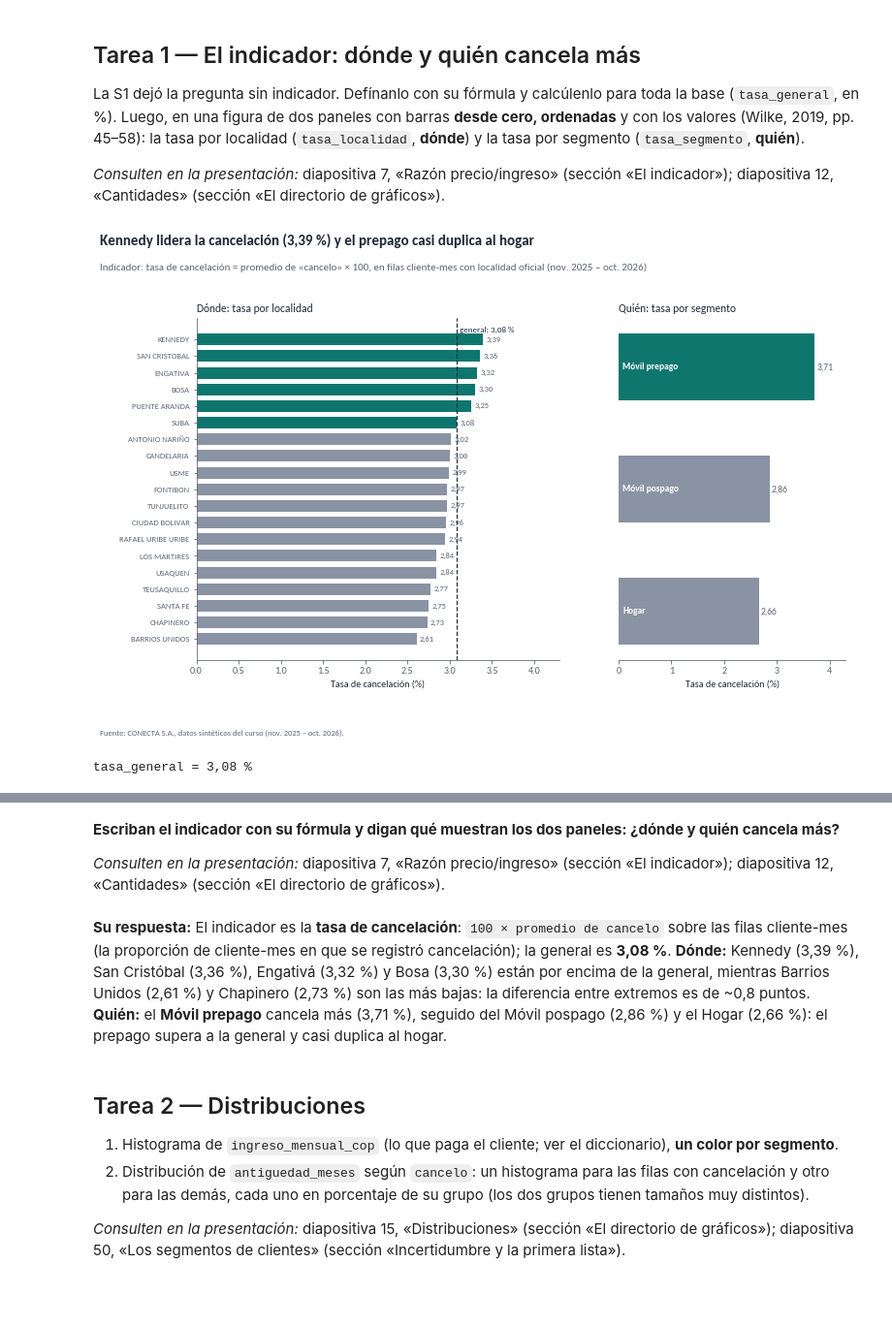
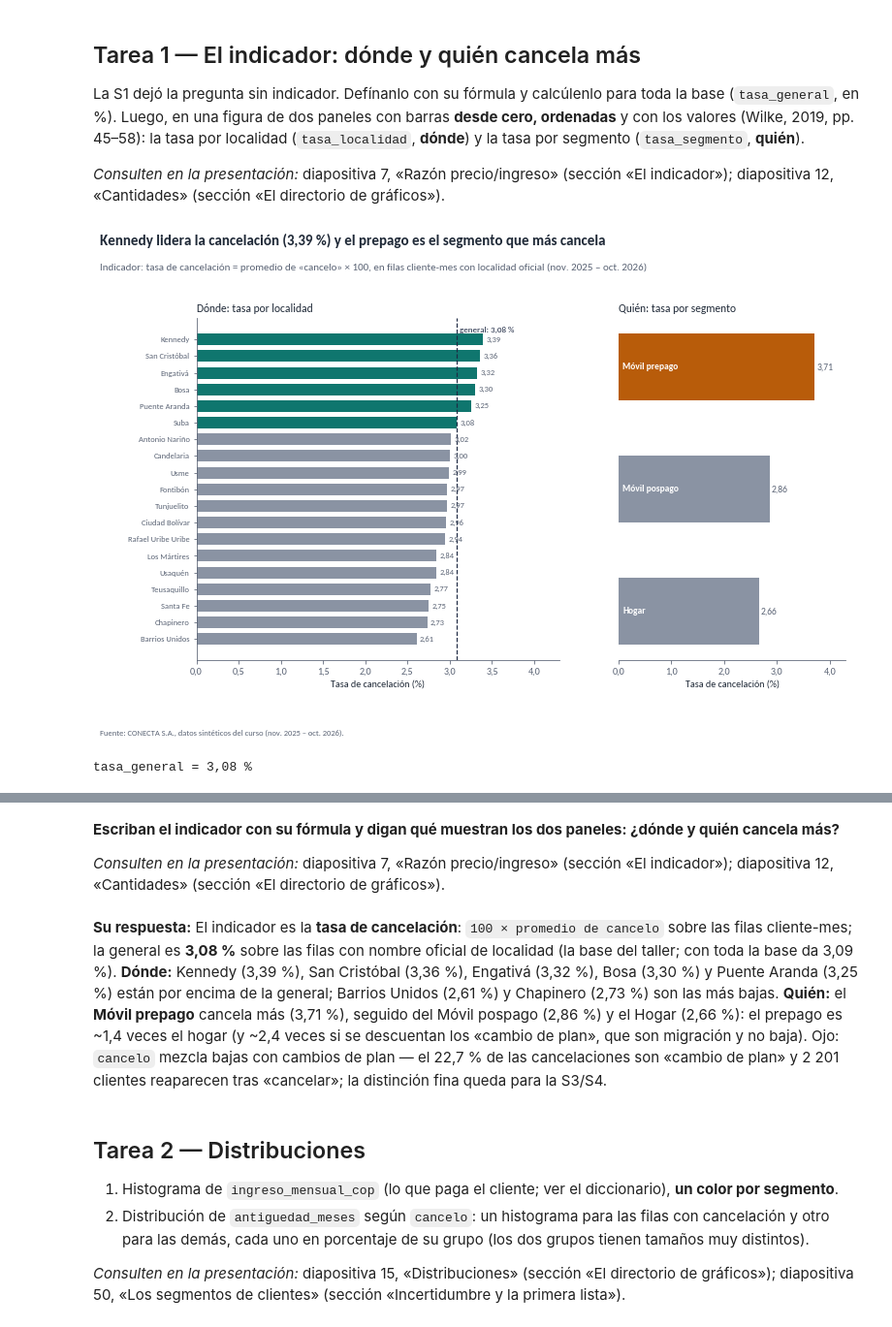
Before and after one commit to juliomariop/visualizacion_datos_especializacion, a Jupyter notebook: sesion_02/DATAVIZ_sesion_2_proyecto_A_grupo_9.ipynb, the cells around one changed output, grey strips where cells are left out. Shown at 97% size. Cells and saved outputs as stored; diff of their text form; code cells hidden in the pictures; blank space fills up the shorter version.

```diff
--- a/sesion_02/DATAVIZ_sesion_2_proyecto_A_grupo_9.ipynb
+++ b/sesion_02/DATAVIZ_sesion_2_proyecto_A_grupo_9.ipynb
@@ -129,37 +129,46 @@ tasa_segmento = (100 * h.groupby("segmento")["cancelo"].mean()).sort_values()
 fig, (a1, a2) = plt.subplots(1, 2, figsize=(12, 6.5), gridspec_kw={"width_ratios": [1.6, 1]})
 
 # Dónde: las 19 localidades, barras horizontales ordenadas con la general marcada.
 colores_loc = [PALETA["principal"] if v >= tasa_general else PALETA["neutro"] for v in tasa_localidad]
 a1.barh(tasa_localidad.index, tasa_localidad, color=colores_loc, height=0.7)
 for y, v in enumerate(tasa_localidad):
     a1.text(v + 0.04, y, decimal(v, 2), va="center", fontsize=8.5, color=PALETA["secundario"])
 a1.axvline(tasa_general, color=PALETA["marino"], linestyle="--", linewidth=1.2)
 a1.text(tasa_general + 0.03, len(tasa_localidad) - 0.6, f"general: {decimal(tasa_general, 2)} %",
         fontsize=9, color=PALETA["marino"])
 a1.set_xlim(0, 4.3); a1.set_xlabel("Tasa de cancelación (%)"); a1.set_ylabel("")
-a1.tick_params(axis="y", labelsize=8.5)
+a1.xaxis.set_major_formatter(plt.FuncFormatter(lambda v, _: decimal(v, 1)))
+NOMBRES19 = {"ANTONIO NARIÑO": "Antonio Nariño", "BARRIOS UNIDOS": "Barrios Unidos", "BOSA": "Bosa",
+             "CANDELARIA": "Candelaria", "CHAPINERO": "Chapinero", "CIUDAD BOLIVAR": "Ciudad Bolívar",
+             "ENGATIVA": "Engativá", "FONTIBON": "Fontibón", "KENNEDY": "Kennedy",
+             "LOS MARTIRES": "Los Mártires", "PUENTE ARANDA": "Puente Aranda",
+             "RAFAEL URIBE URIBE": "Rafael Uribe Uribe", "SAN CRISTOBAL": "San Cristóbal",
+             "SANTA FE": "Santa Fe", "SUBA": "Suba", "TEUSAQUILLO": "Teusaquillo",
+             "TUNJUELITO": "Tunjuelito", "USAQUEN": "Usaquén", "USME": "Usme"}
+a1.set_yticks(range(len(tasa_localidad))); a1.set_yticklabels([NOMBRES19[l] for l in tasa_localidad.index], fontsize=8.5)
 a1.set_title("Dónde: tasa por localidad", loc="left", fontsize=11.5, color=PALETA["texto"])
 
 # Quién: los tres segmentos, desde cero, con el nombre dentro de la barra y el valor afuera.
-colores_seg = [PALETA["principal"] if s == "Móvil prepago" else PALETA["neutro"] for s in tasa_segmento.index]
+colores_seg = [PALETA["acento"] if s == "Móvil prepago" else PALETA["neutro"] for s in tasa_segmento.index]  # prepago naranja, igual que en T2
 a2.barh(tasa_segmento.index, tasa_segmento, color=colores_seg, height=0.55)
 for y, (s, v) in enumerate(tasa_segmento.items()):
     a2.text(0.08, y, s, va="center", ha="left", fontsize=9.5, color="white", fontweight="bold")
     a2.text(v + 0.04, y, decimal(v, 2), va="center", fontsize=9.5, color=PALETA["secundario"])
 a2.set_yticks([])
 a2.set_xlim(0, 4.3); a2.set_xlabel("Tasa de cancelación (%)")
+a2.xaxis.set_major_formatter(plt.FuncFormatter(lambda v, _: decimal(v, 1)))
 a2.spines["left"].set_visible(False)
 a2.set_title("Quién: tasa por segmento", loc="left", fontsize=11.5, color=PALETA["texto"])
 
-titulo(fig, f"Kennedy lidera la cancelación ({decimal(tasa_localidad['KENNEDY'], 2)} %) y el prepago casi duplica al hogar",
+titulo(fig, f"Kennedy lidera la cancelación ({decimal(tasa_localidad['KENNEDY'], 2)} %) y el prepago es el segmento que más cancela",
        "Indicador: tasa de cancelación = promedio de «cancelo» × 100, en filas cliente-mes con localidad oficial (nov. 2025 – oct. 2026)")
 fuente(fig, FUENTE_CONECTA)
 guardar(fig, "t1_tasa_localidad_segmento.png")
 
 print(f"tasa_general = {decimal(tasa_general, 2)} %")
 display(pd.DataFrame({"tasa_localidad_%": tasa_localidad.round(2)}).T)
 # %% [output]
-[figure, old version]
+[figure, new version]
 tasa_general = 3,08 %
 | localidad | BARRIOS UNIDOS | CHAPINERO | SANTA FE | TEUSAQUILLO | USAQUEN | LOS MARTIRES | RAFAEL URIBE URIBE | ... |
 | tasa_localidad_% | 2.61 | 2.73 | 2.75 | 2.77 | 2.84 | 2.84 | 2.94 | ... |
@@ -168,7 +177,7 @@ tasa_general = 3,08 %
 
 *Consulten en la presentación:* diapositiva 7, «Razón precio/ingreso» (sección «El indicador»); diapositiva 12, «Cantidades» (sección «El directorio de gráficos»).
 # %% [markdown]
-**Su respuesta:** El indicador es la **tasa de cancelación**: `100 × promedio de cancelo` sobre las filas cliente-mes (la proporción de cliente-mes en que se registró cancelación); la general es **3,08 %**. **Dónde:** Kennedy (3,39 %), San Cristóbal (3,36 %), Engativá (3,32 %) y Bosa (3,30 %) están por encima de la general, mientras Barrios Unidos (2,61 %) y Chapinero (2,73 %) son las más bajas: la diferencia entre extremos es de ~0,8 puntos. **Quién:** el **Móvil prepago** cancela más (3,71 %), seguido del Móvil pospago (2,86 %) y el Hogar (2,66 %): el prepago supera a la general y casi duplica al hogar.
+**Su respuesta:** El indicador es la **tasa de cancelación**: `100 × promedio de cancelo` sobre las filas cliente-mes; la general es **3,08 %** sobre las filas con nombre oficial de localidad (la base del taller; con toda la base da 3,09 %). **Dónde:** Kennedy (3,39 %), San Cristóbal (3,36 %), Engativá (3,32 %), Bosa (3,30 %) y Puente Aranda (3,25 %) están por encima de la general; Barrios Unidos (2,61 %) y Chapinero (2,73 %) son las más bajas. **Quién:** el **Móvil prepago** cancela más (3,71 %), seguido del Móvil pospago (2,86 %) y el Hogar (2,66 %): el prepago es ~1,4 veces el hogar (y ~2,4 veces si se descuentan los «cambio de plan», que son migración y no baja). Ojo: `cancelo` mezcla bajas con cambios de plan — el 22,7 % de las cancelaciones son «cambio de plan» y 2 201 clientes reaparecen tras «cancelar»; la distinción fina queda para la S3/S4.
 # %% [markdown]
 ## Tarea 2 — Distribuciones
 
```
Also changed, not shown: parts of 10 cells of this notebook, 4 other files.
